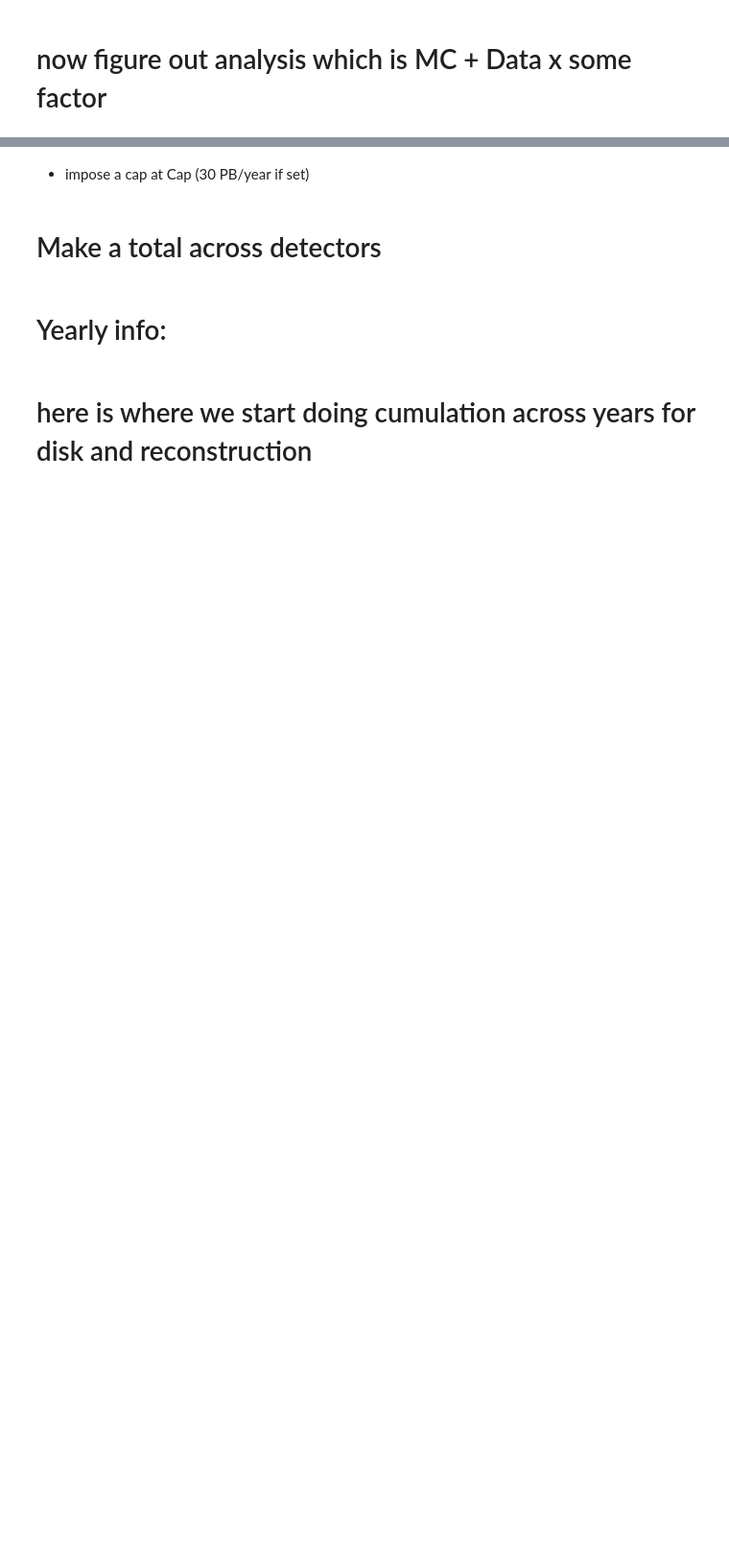
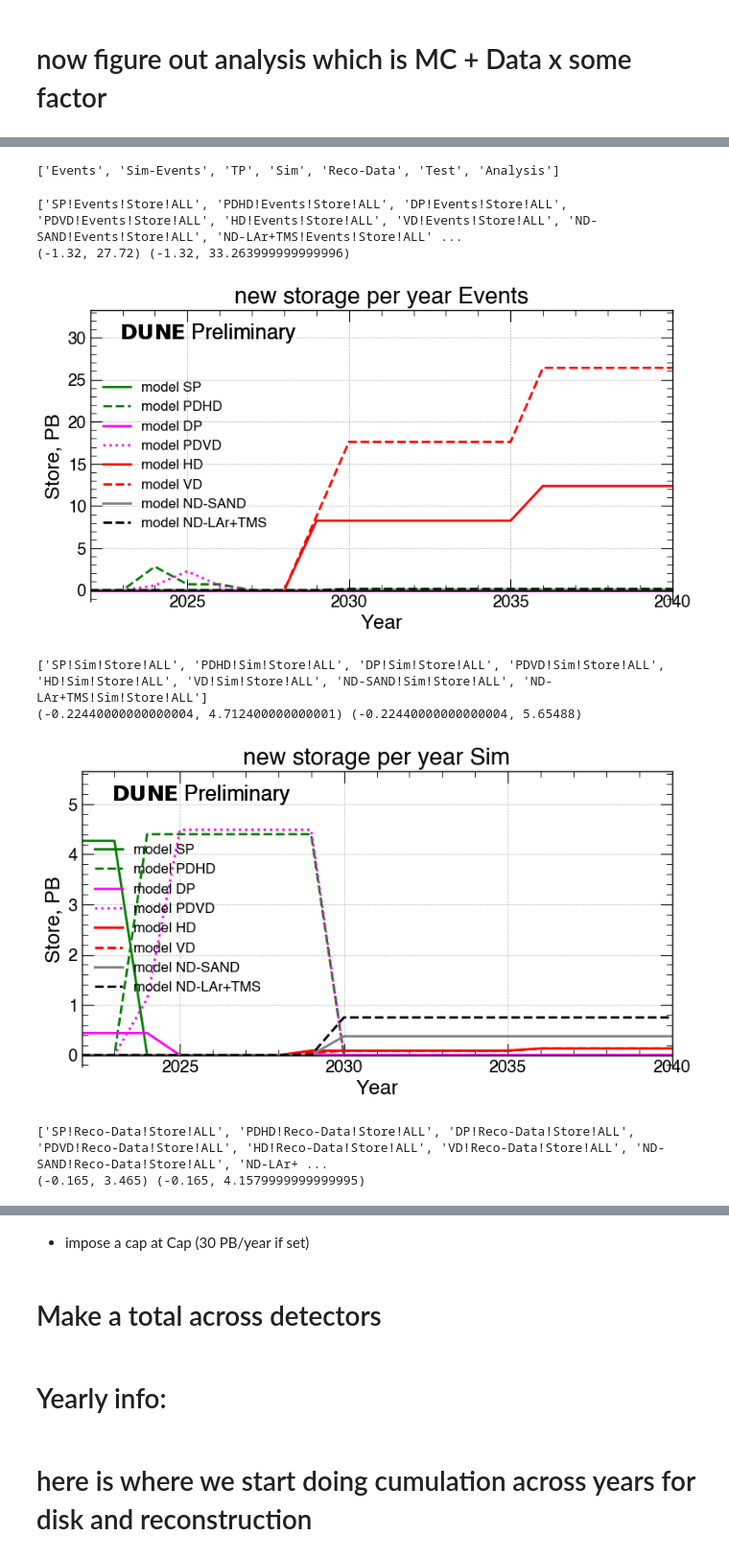
Before and after one commit to DUNE/CCB-data, a Jupyter notebook: Numbers-2024/Run-2024-06-16.ipynb, the cells around one changed output, grey strips where cells are left out. Shown at 96% size. Cells and saved outputs as stored; diff of their text form; code cells hidden in the pictures; blank space fills up the shorter version.

Commit message:
start debugging with plots

```diff
--- a/Numbers-2024/Run-2024-06-16.ipynb
+++ b/Numbers-2024/Run-2024-06-16.ipynb
@@ -316,0 +320,2 @@ KeyError: 'Store'
+# %%
+DEBUG = True
@@ -316,0 +324,14 @@ KeyError: 'Store'
+# %%
+newtag = holder.tag("ALL","ALL","Store","ALL")
+tags = []
+for detector in Detectors:
+    for datatype in ["Events","TP","Test"]:
+        for resource in ["Store"]:
+            for location in ["ALL"]:
+                atag = holder.tag(detector,datatype,resource,location)
+                tags.append(atag)
+                if DEBUG: holder.printByTag(atag)
+if DEBUG: print (tags)
+
+newtag = holder.combineByTag(tags,newtag)
+if DEBUG: holder.printByTag(newtag)
@@ -317,6 +356,7 @@ KeyError: 'Store'
 # %%
 # Now do the processing and store the outputs.
 # %%
+DEBUG = True
 print ("---------------  makereco ------------------")
 for detector in Detectors:
 
@@ -328,7 +368,7 @@ for detector in Detectors:
         if datatype == "Reco-Sim":
             input = "Sim-Events"
         # Reco gets reprocessed so has a special cumulation
-        for resource in ["CPU","GPU","Store"]:
+        for resource in ["Store"]:# ["CPU","GPU","Store"]:
             for location in ["ALL"]:
                 if holder.hasTag(detector,input,"dummy",location):
                     if DEBUG: holder.printByTag(holder.tag(detector,input,"dummy",location))
@@ -336,14 +376,18 @@ for detector in Detectors:
                     if datatype == "Reco-Data":  # first extend reprocessing then scale for CPU time
                         period = Reprocess[detector]
                         factor = config[detector]["Reco-Data-"+resource]
+                        if Units[resource] == "PB":  # change to PB as a unit
+                            factor *= 0.001
                         newtag = holder.cumulateMe(detector,input,"dummy",location,{"Resources":resource,"DataTypes":"Temp"},period)
                         newtag = holder.scale(detector,"Temp",resource,location,{"Resources":resource,"DataTypes":datatype},factor)
                     else:
                         factor = config[detector]["Sim-"+resource]
+                        if Units[resource] == "PB":  # change to PB as a unit
+                            factor *= 0.001
                         newtag = holder.scale(detector,input,"dummy",location,{"Resources":resource,"DataTypes":datatype},factor)
                     # extend Recodata.
-                    if Units[resource] == "PB":  # change to PB as a unit
-                        factor *= 0.001
+
+                    if DEBUG: print("Rescale",resource,factor,Units[resource])
                     if DEBUG: holder.printByTag(newtag)
                     if DEBUG:
                         print ("Try to extend", detector,datatype,resource,location)
@@ -433,0 +514,22 @@ for detector in Detectors:
+# %%
+print (DataTypes)
+# %% [output]
+['Events', 'Sim-Events', 'TP', 'Sim', 'Reco-Data', 'Test', 'Analysis']
+# %%
+for datatype in ["Events","Sim","Reco-Data"]:
+    tags = []
+    for detector in holder.Detectors:
+        tag = holder.tag(detector,datatype,"Store","ALL")
+        tags.append(tag)
+    print (tags)
+
+    holder.Draw("new storage per year "+datatype,"Store",tags)
+# %% [output]
+['SP!Events!Store!ALL', 'PDHD!Events!Store!ALL', 'DP!Events!Store!ALL', 'PDVD!Events!Store!ALL', 'HD!Events!Store!ALL', 'VD!Events!Store!ALL', 'ND-SAND!Events!Store!ALL', 'ND-LAr+TMS!Events!Store!ALL' ...
+(-1.32, 27.72) (-1.32, 33.263999999999996)
+[figure, added]
+['SP!Sim!Store!ALL', 'PDHD!Sim!Store!ALL', 'DP!Sim!Store!ALL', 'PDVD!Sim!Store!ALL', 'HD!Sim!Store!ALL', 'VD!Sim!Store!ALL', 'ND-SAND!Sim!Store!ALL', 'ND-LAr+TMS!Sim!Store!ALL']
+(-0.22440000000000004, 4.712400000000001) (-0.22440000000000004, 5.65488)
+[figure, added]
+['SP!Reco-Data!Store!ALL', 'PDHD!Reco-Data!Store!ALL', 'DP!Reco-Data!Store!ALL', 'PDVD!Reco-Data!Store!ALL', 'HD!Reco-Data!Store!ALL', 'VD!Reco-Data!Store!ALL', 'ND-SAND!Reco-Data!Store!ALL', 'ND-LAr+ ...
+(-0.165, 3.465) (-0.165, 4.1579999999999995)
```
Also changed, not shown: parts of 7 cells of this notebook, 3 other files.
